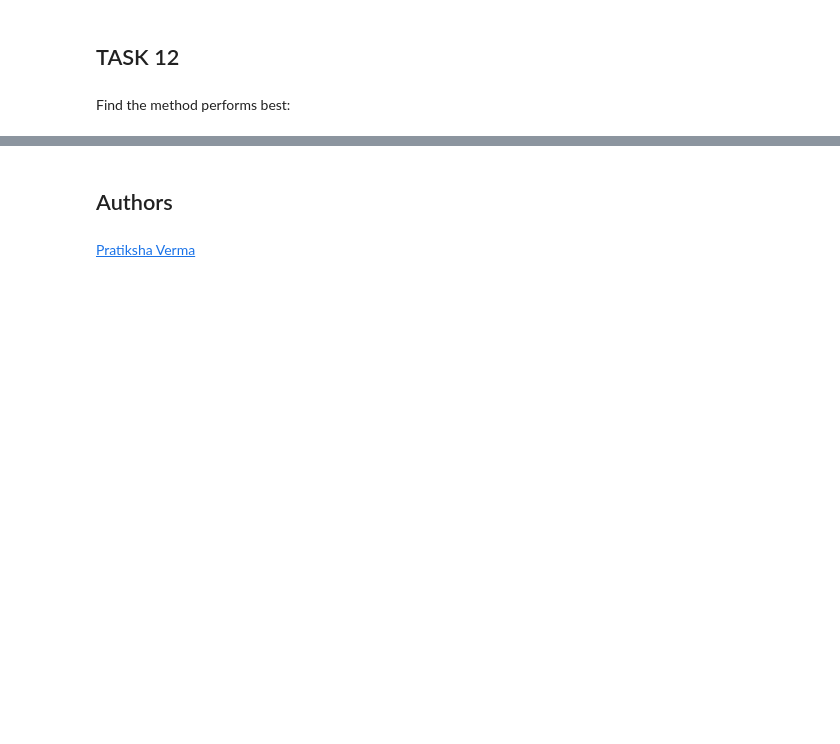
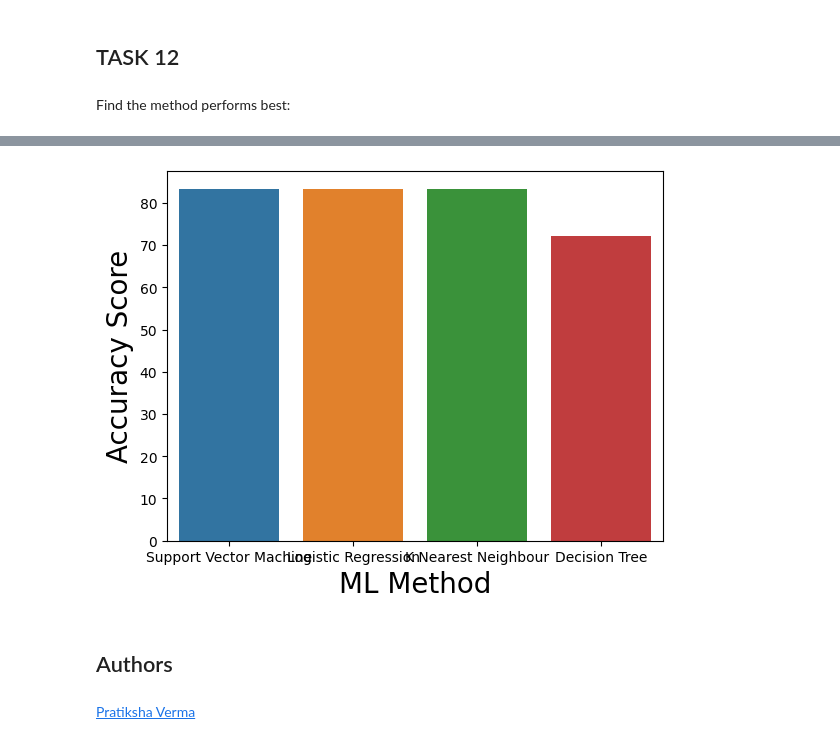
Before and after one commit to emotexplanet/Data_Science_cap, a Jupyter notebook: SpaceX_Machine_Learning_Prediction.ipynb, the cells around one changed output, grey strips where cells are left out. Saved outputs shown, nothing was run; the diff lists cells and outputs as text; code cells hidden in the pictures; blank space fills up the shorter version.

```diff
--- a/SpaceX_Machine_Learning_Prediction.ipynb
+++ b/SpaceX_Machine_Learning_Prediction.ipynb
@@ -315,3 +315,10 @@ ML_df
+# %%
+sns.barplot(y=accuracy, x=method)
+plt.xlabel("ML Method",fontsize=20)
+plt.ylabel("Accuracy Score",fontsize=20)
+plt.show()
+# %% [output]
+[figure, added]
 # %% [markdown]
 ## Authors
 # %% [markdown]
```
Also changed, not shown: parts of 4 cells of this notebook.
